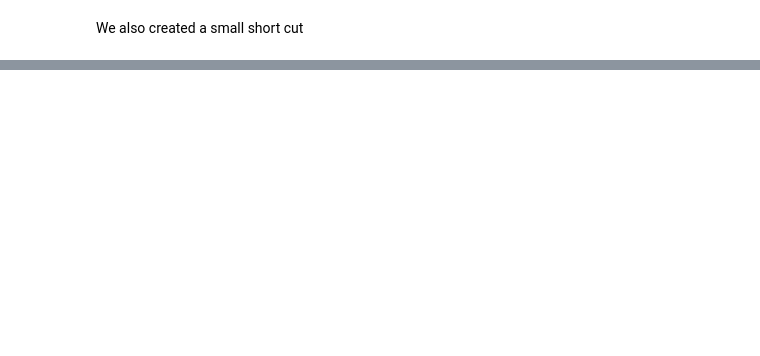
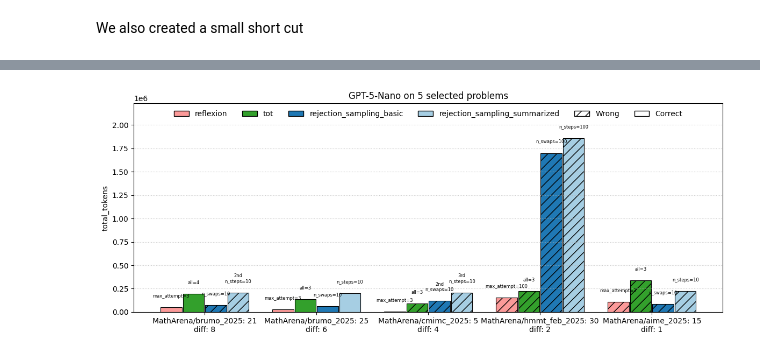
Before and after one commit to au-nlp/project-milestone-p2-group15, a Jupyter notebook: main.ipynb, the cells around one changed output, grey strips where cells are left out. Cells and saved outputs as stored; diff of their text form; code cells hidden in the pictures; blank space fills up the shorter version.

```diff
--- a/main.ipynb
+++ b/main.ipynb
@@ -375,0 +524,5 @@ For the demo, we reference the notebook `multi_agent_demo.ipynb` (we know the pr
+# %%
+# GPT-5-Nano plot
+plot_session(df_gpt5nano, "GPT-5-Nano on 5 selected problems", height_col="total_tokens")
+# %% [output]
+[figure, added]
```
Also changed, not shown: parts of 25 cells of this notebook, 1 other file.
